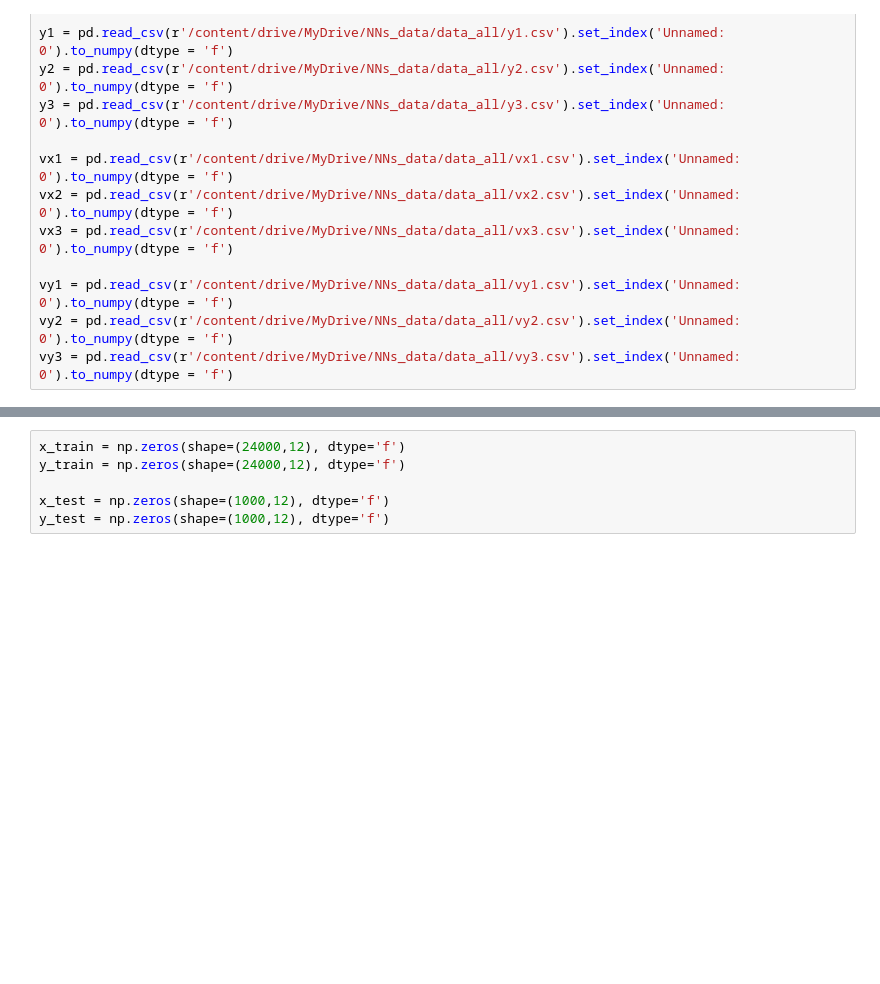
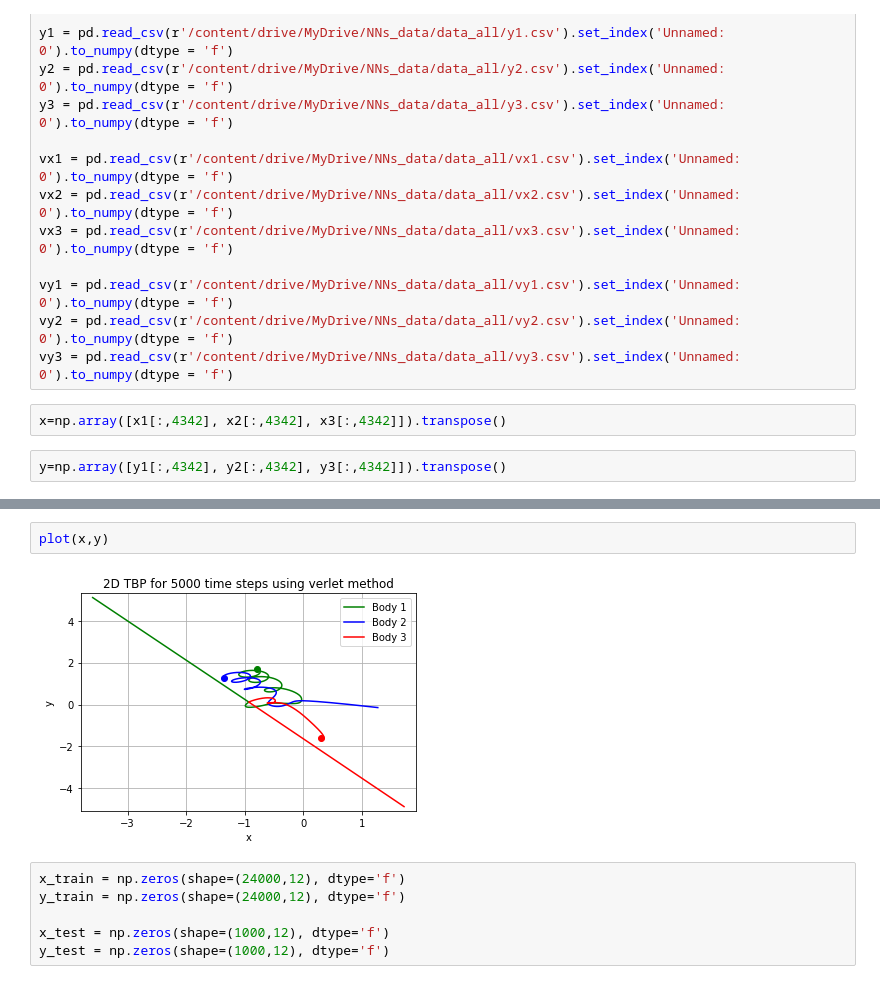
Before and after one commit to i4ata/NN_TBP, a Jupyter notebook: data_generator.ipynb, the cells around one changed output, grey strips where cells are left out. Saved outputs shown, nothing was run; the diff lists cells and outputs as text; blank space fills up the shorter version.

```diff
--- a/data_generator.ipynb
+++ b/data_generator.ipynb
@@ -398,3 +325,7 @@ vx3 = pd.read_csv(r'/content/drive/MyDrive/NNs_data/data_all/vx3.csv').set_index
 vy1 = pd.read_csv(r'/content/drive/MyDrive/NNs_data/data_all/vy1.csv').set_index('Unnamed: 0').to_numpy(dtype = 'f')
 vy2 = pd.read_csv(r'/content/drive/MyDrive/NNs_data/data_all/vy2.csv').set_index('Unnamed: 0').to_numpy(dtype = 'f')
 vy3 = pd.read_csv(r'/content/drive/MyDrive/NNs_data/data_all/vy3.csv').set_index('Unnamed: 0').to_numpy(dtype = 'f')
+# %%
+x=np.array([x1[:,4342], x2[:,4342], x3[:,4342]]).transpose()
+# %%
+y=np.array([y1[:,4342], y2[:,4342], y3[:,4342]]).transpose()
@@ -401,3 +342,7 @@ vy3 = pd.read_csv(r'/content/drive/MyDrive/NNs_data/data_all/vy3.csv').set_index
+# %%
+plot(x,y)
+# %% [output]
+[figure, added]
 # %%
 x_train = np.zeros(shape=(24000,12), dtype='f')
 y_train = np.zeros(shape=(24000,12), dtype='f')
```
Also changed, not shown: parts of 20 cells of this notebook.
